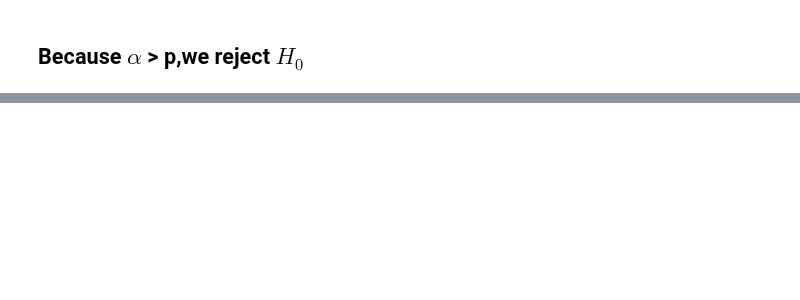
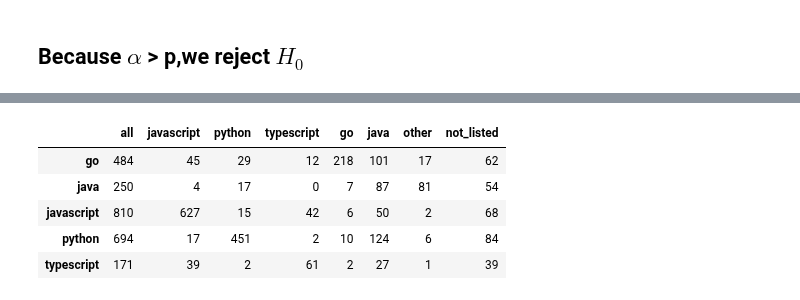
Before and after one commit to L-G-B-Team/nlp-project, a Jupyter notebook: mark_explore.ipynb, the cells around one changed output, grey strips where cells are left out. Drawn from its saved outputs; the diff is of its cells as text; code cells hidden in the pictures; blank space fills up the shorter version.

```diff
--- a/mark_explore.ipynb
+++ b/mark_explore.ipynb
@@ -103,0 +171,9 @@ e.p_to_md(p)
+# %%
+word_counts_limited
+# %% [output]
+|  | all | javascript | python | typescript | go | java | other | not_listed |
+| go | 484 | 45 | 29 | 12 | 218 | 101 | 17 | 62 |
+| java | 250 | 4 | 17 | 0 | 7 | 87 | 81 | 54 |
+| javascript | 810 | 627 | 15 | 42 | 6 | 50 | 2 | 68 |
+| python | 694 | 17 | 451 | 2 | 10 | 124 | 6 | 84 |
+| typescript | 171 | 39 | 2 | 61 | 2 | 27 | 1 | 39 |
```
Also changed, not shown: parts of 45 cells of this notebook.
